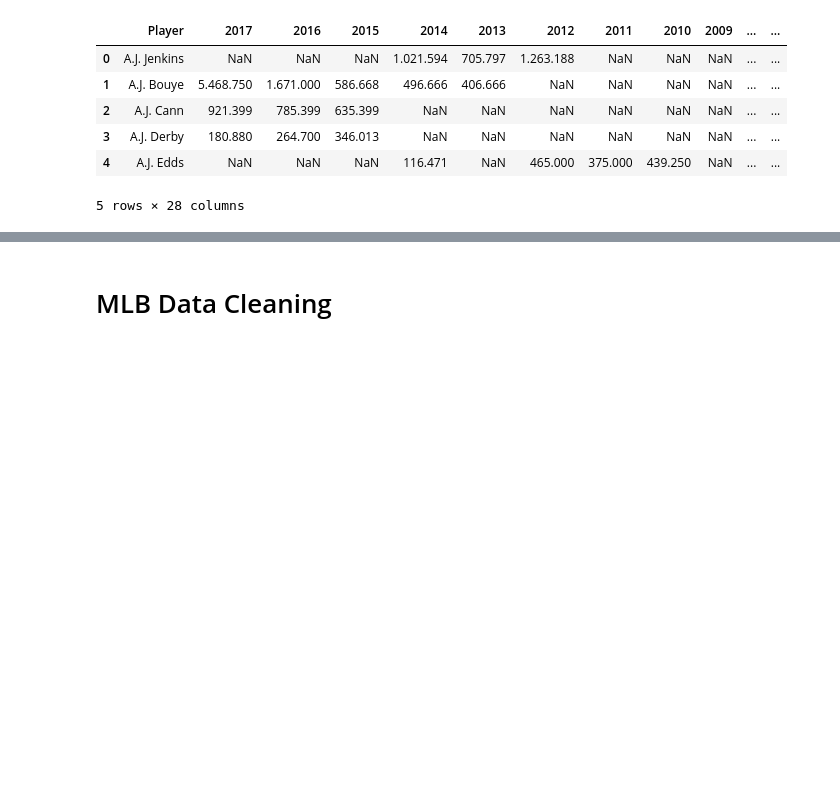
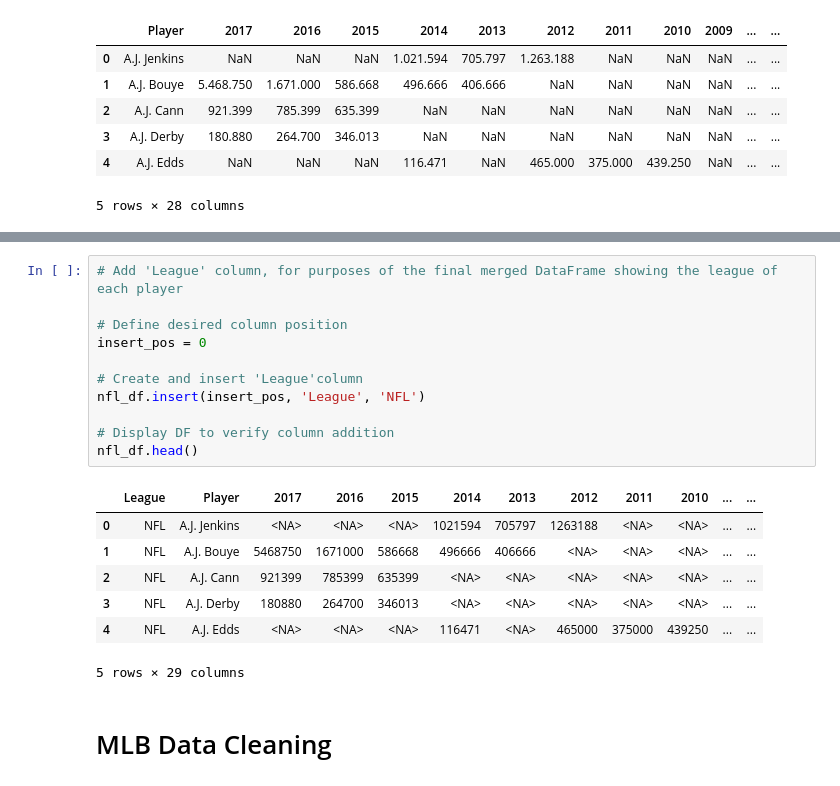
Before and after one commit to JP-Butler/Pro_Sports_Salary_Analysis, a Jupyter notebook: cookiecutter_structure/notebooks/data_cleaning.ipynb, the cells around one changed output, grey strips where cells are left out. Saved outputs shown, nothing was run; the diff lists cells and outputs as text; blank space fills up the shorter version.

```diff
--- a/cookiecutter_structure/notebooks/data_cleaning.ipynb
+++ b/cookiecutter_structure/notebooks/data_cleaning.ipynb
@@ -288,3 +374,22 @@ nfl_df.head()
+# %%
+# Add 'League' column, for purposes of the final merged DataFrame showing the league of each player
+
+# Define desired column position
+insert_pos = 0
+
+# Create and insert 'League'column
+nfl_df.insert(insert_pos, 'League', 'NFL')
+
+# Display DF to verify column addition
+nfl_df.head()
+# %% [output]
+|  | League | Player | 2017 | 2016 | 2015 | 2014 | 2013 | 2012 | 2011 | 2010 | ... | ... |
+| 0 | NFL | A.J. Jenkins | <NA> | <NA> | <NA> | 1021594 | 705797 | 1263188 | <NA> | <NA> | ... | ... |
+| 1 | NFL | A.J. Bouye | 5468750 | 1671000 | 586668 | 496666 | 406666 | <NA> | <NA> | <NA> | ... | ... |
+| 2 | NFL | A.J. Cann | 921399 | 785399 | 635399 | <NA> | <NA> | <NA> | <NA> | <NA> | ... | ... |
+| 3 | NFL | A.J. Derby | 180880 | 264700 | 346013 | <NA> | <NA> | <NA> | <NA> | <NA> | ... | ... |
+| 4 | NFL | A.J. Edds | <NA> | <NA> | <NA> | 116471 | <NA> | 465000 | 375000 | 439250 | ... | ... |
+5 rows × 29 columns
 # %% [markdown]
 # MLB Data Cleaning
 # %%
```
Also changed, not shown: parts of 6 cells of this notebook.
